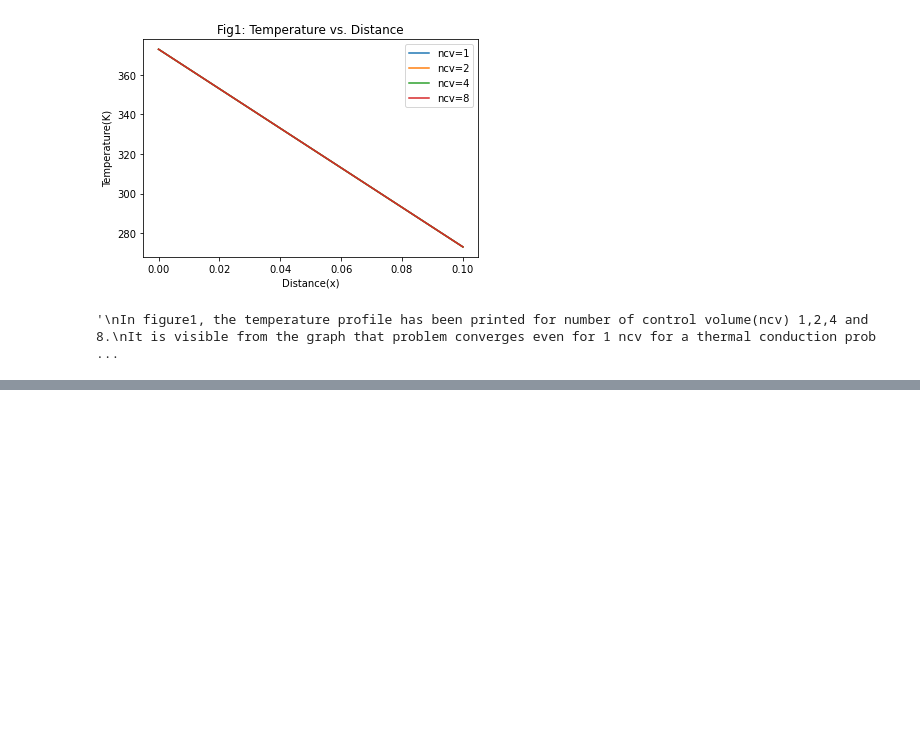
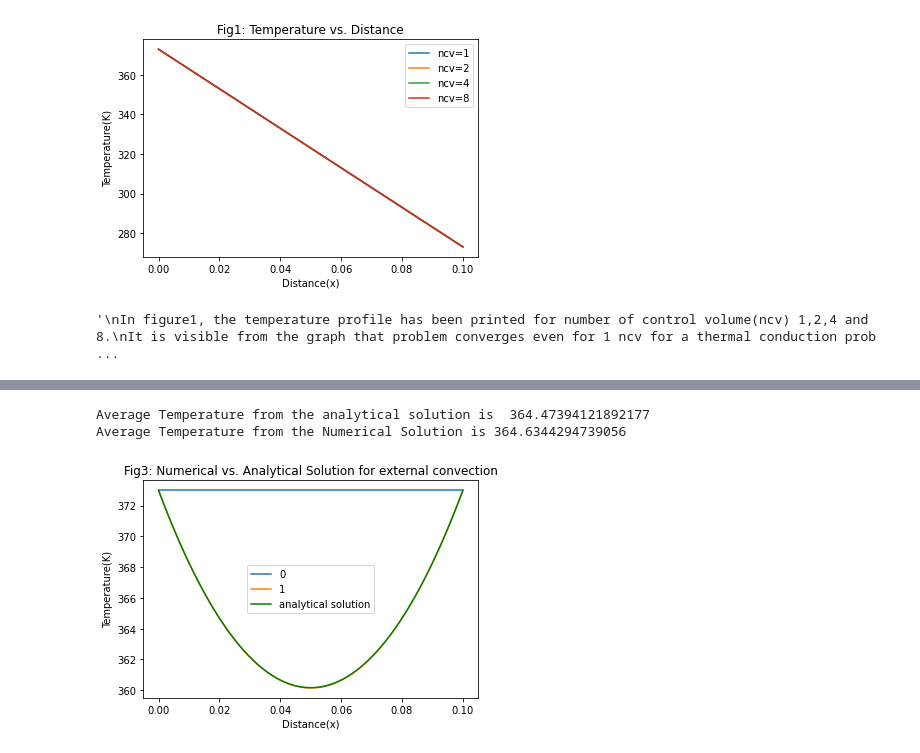
Before and after one commit to LamiaAroni/9710_CFD_project1, a Jupyter notebook: CFD_Assignment_lamia.ipynb, the cells around one changed output, grey strips where cells are left out. Drawn from its saved outputs; the diff is of its cells as text; code cells hidden in the pictures; blank space fills up the shorter version.

```diff
--- a/CFD_Assignment_lamia.ipynb
+++ b/CFD_Assignment_lamia.ipynb
@@ -1093,28 +1370,41 @@ T_solns_4 = T4
 # %%
 %matplotlib inline
 import matplotlib.pyplot as plt
 import math
-
+#Comparison between analytical and numerical solution
+#Numerical Solution
 i = 0
 for T in T_solns:
     plt.plot(grid.xP, T, label=str(i))
     i += 1
-
+#Analytical Solution
+'''
+m = sqrt(hp/kA)
+h = convection coefficient = 12
+k = thermal conductivity = 60
+P = perimeter
+Ac = Crosssectional Area
+'''
 m = 12.64
-#math.sqrt((12*0.02)/(0.05*60))
-print(m)
 L = 0.1
 # 100 linearly spaced numbers
 x = np.arange(0,0.101,.001)
-
+#
 R = ((1*(np.sinh(m*x))) + np.sinh(m*(L-x))) * (75 / np.sinh(m*L))
 P = R + 298
 
+#Display the avg temp for analytical solution
+Avg_temp = np.mean(P)
+print("Average Temperature from the analytical solution is ", Avg_temp)
+#Display the avg temp for the numerical solution
+print("Average Temperature from the Numerical Solution is", avg5)
 plt.plot(x,P, 'g', label='analytical solution')
-plt.xlabel("x")
-plt.ylabel("T")
+plt.xlabel("Distance(x)")
+plt.ylabel("Temperature(K)")
 plt.legend()
+plt.title("Fig3: Numerical vs. Analytical Solution for external convection")
 plt.show()
-
-#grid4_xP = grid.xP
-#T_solns_4 = T_solns.copy()
+# %% [output]
+Average Temperature from the analytical solution is  364.47394121892177
+Average Temperature from the Numerical Solution is 364.6344294739056
+[figure, added]
```
Also changed, not shown: parts of 17 cells of this notebook.
